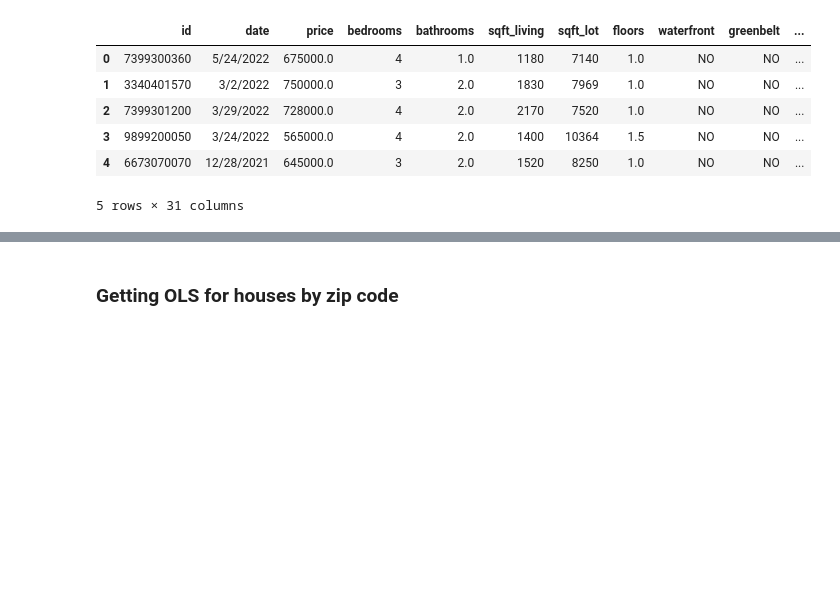
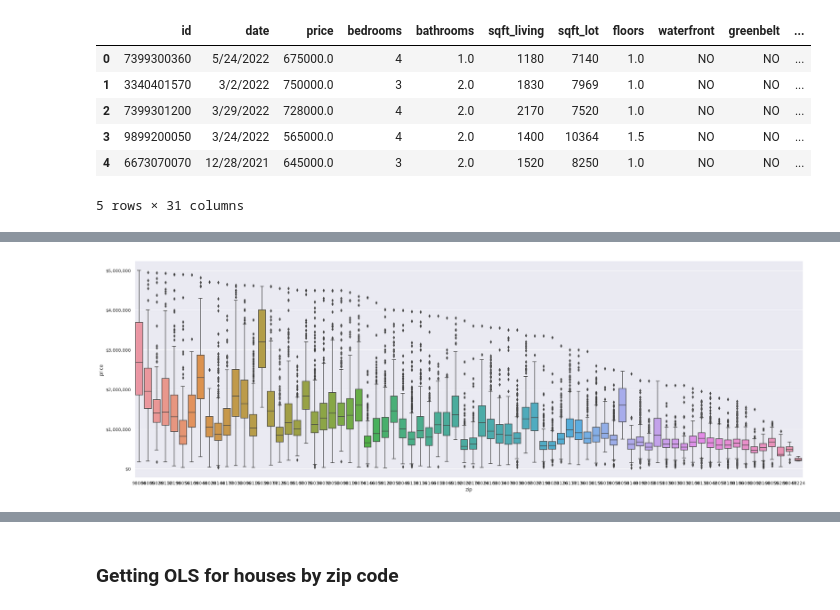
Before and after one commit to ParkedHampster/Modeled_Homes-Phase_2, a Jupyter notebook: individual_notebooks/jd.ipynb, the cells around one changed output, grey strips where cells are left out. Saved outputs shown, nothing was run; the diff lists cells and outputs as text; code cells hidden in the pictures; blank space fills up the shorter version.

```diff
--- a/individual_notebooks/jd.ipynb
+++ b/individual_notebooks/jd.ipynb
@@ -130,0 +280,12 @@ homes_df = kc_only[(kc_only['sqft_living'] > 400) &
+# %%
+fig, ax = plt.subplots(figsize=(30,10))
+
+data = homes_df[['zip','price']].sort_values('price',ascending=False)
+
+dollar_format = mtick.StrMethodFormatter('${x:,.0f}')
+ax.yaxis.set_major_formatter(dollar_format)
+
+sns.boxplot(x='zip',y='price',data=data)
+'';
+# %% [output]
+[figure, added]
```
Also changed, not shown: parts of 53 cells of this notebook.
